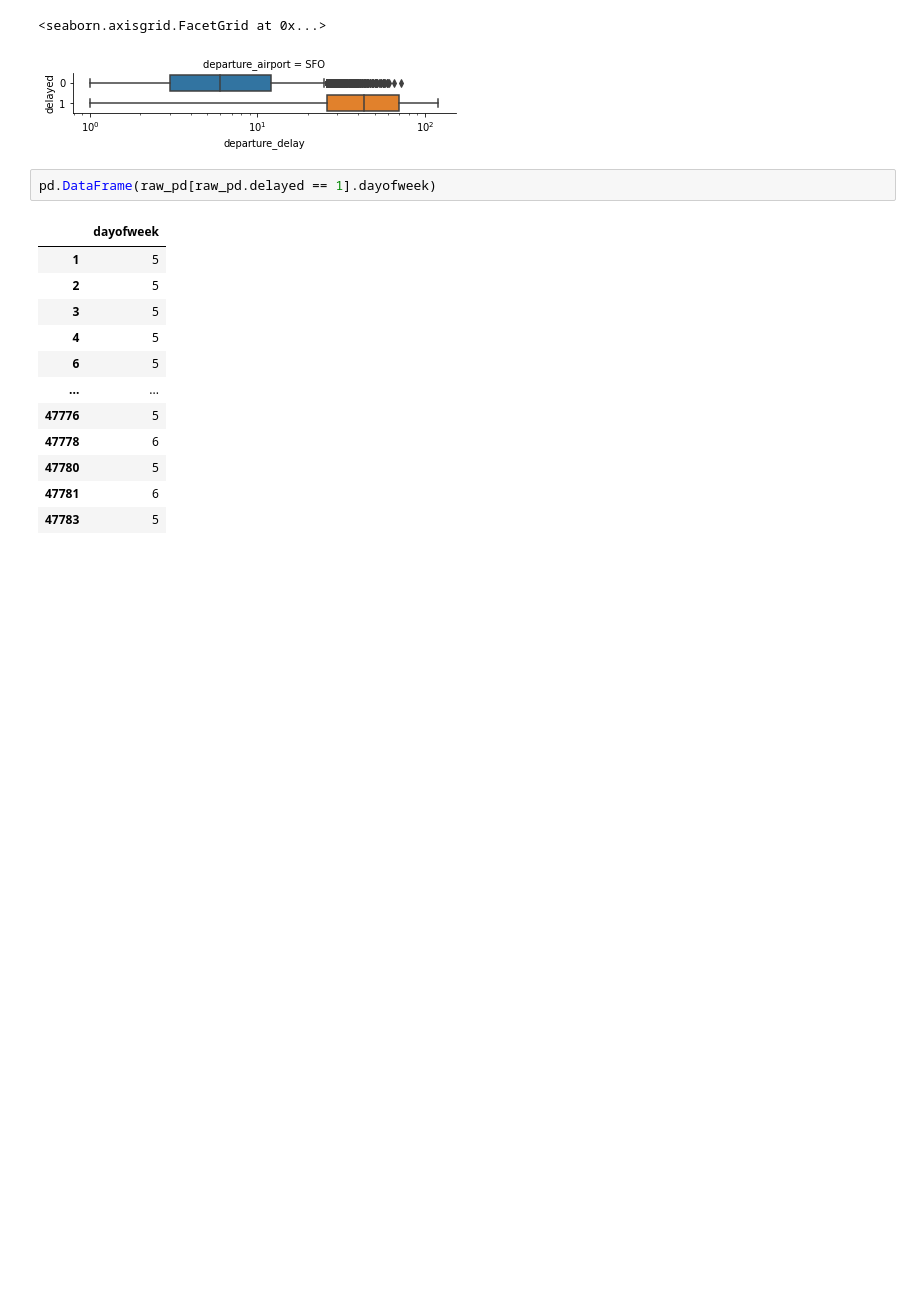
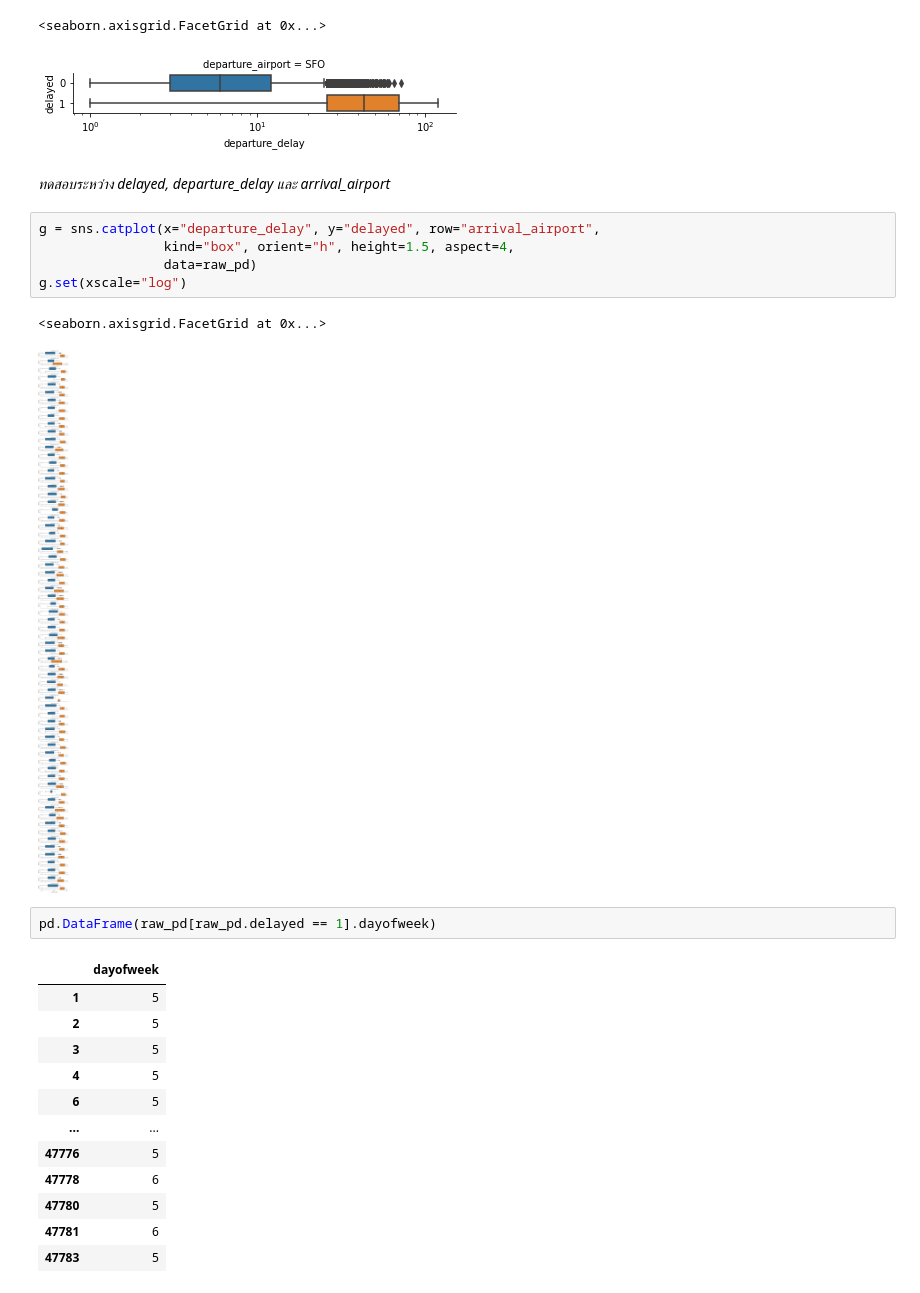
Before and after one commit to aekanun2020/Data-Analytics-using-Python, a Jupyter notebook: Python_Pandas_ScikitLearn_ClassificationwithPipeline&FeatureImportance.ipynb, the cells around one changed output. Saved outputs shown, nothing was run; the diff lists cells and outputs as text; blank space fills up the shorter version.

```diff
--- a/Python_Pandas_ScikitLearn_ClassificationwithPipeline&FeatureImportance.ipynb
+++ b/Python_Pandas_ScikitLearn_ClassificationwithPipeline&FeatureImportance.ipynb
@@ -288,6 +288,16 @@ g.set(xscale="log")
 # %% [output]
 <seaborn.axisgrid.FacetGrid at 0x...>
 [figure]
+# %% [markdown]
+*ทดสอบระหว่าง delayed, departure_delay และ arrival_airport*
+# %%
+g = sns.catplot(x="departure_delay", y="delayed", row="arrival_airport",
+                kind="box", orient="h", height=1.5, aspect=4,
+                data=raw_pd)
+g.set(xscale="log")
+# %% [output]
+<seaborn.axisgrid.FacetGrid at 0x...>
+[figure, added]
 # %%
 pd.DataFrame(raw_pd[raw_pd.delayed == 1].dayofweek)
 # %% [output]
```
